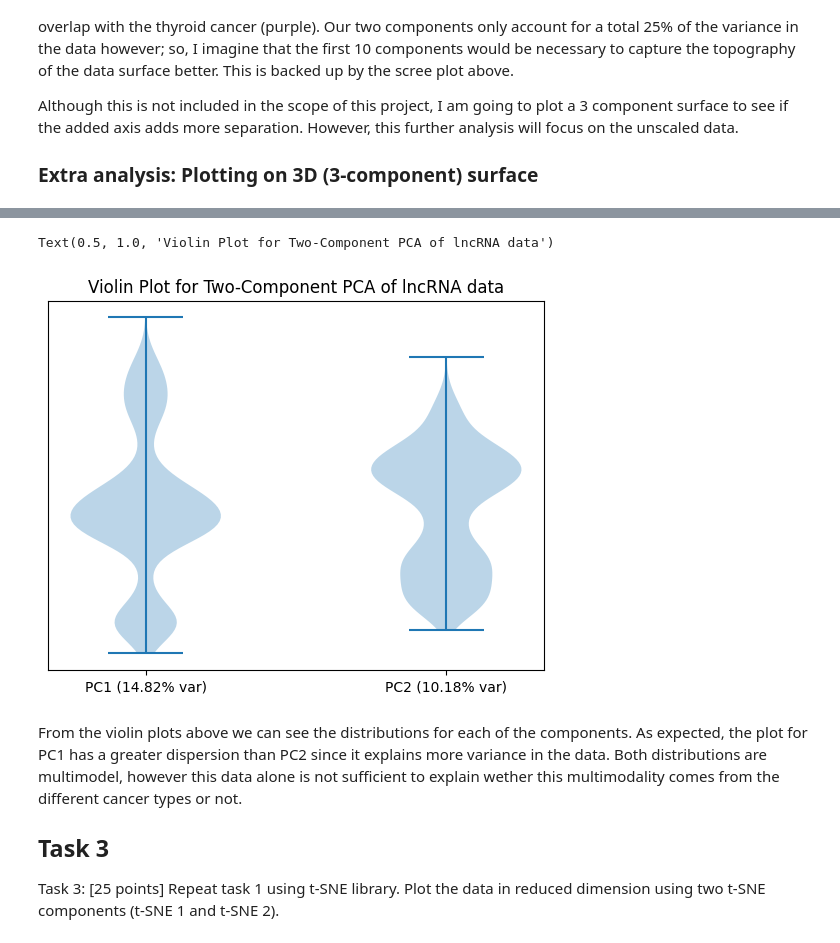
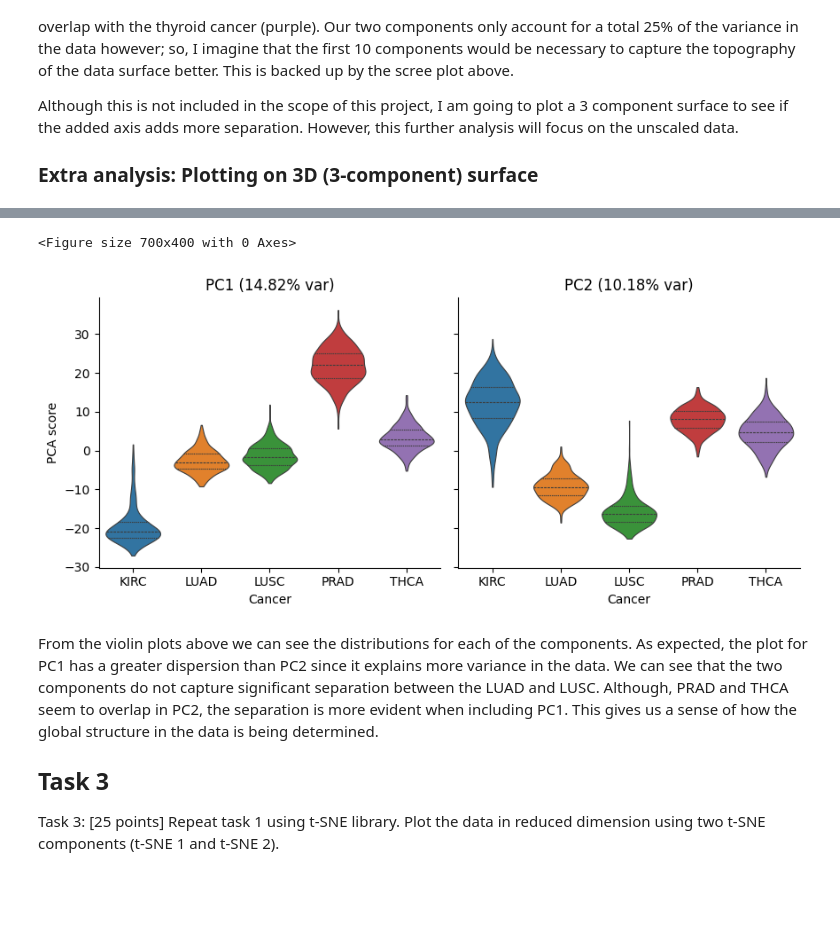
Before and after one commit to RamsMorales/pca-tsne-lncRNA, a Jupyter notebook: notebooks/HW_2.ipynb, the cells around one changed output, grey strips where cells are left out. Saved outputs shown, nothing was run; the diff lists cells and outputs as text; code cells hidden in the pictures; blank space fills up the shorter version.

Commit message:
polished analysis. Changed violig plots to better reflect diagnostic info,. added seaborn plotting package to env.

```diff
--- a/notebooks/HW_2.ipynb
+++ b/notebooks/HW_2.ipynb
@@ -225,16 +226,42 @@ This shows us that the overlap between the lung cancers that we expected from HW
 Task 2: [25 points] Draw two violon plots – one with the values of PC1 and the other with
 PC2.
 # %%
-# Violin plot using matplotlib
-plt.violinplot(components,showmeans=False,showmedians=False)
-plt.xticks([1,2],[f"PC1 ({var_explained[0]:.2f}% var)",f"PC2 ({var_explained[1]:.2f}% var)"])
-plt.yticks([])
-plt.title("Violin Plot for Two-Component PCA of lncRNA data")
+import seaborn as sns
+
+#Loading components into data frame
+df = pd.DataFrame({"PC1": components[:,0], "PC2": components[:,1], "Cancer":labels}).melt(id_vars="Cancer",value_vars=["PC1","PC2"],var_name="component",value_name="score")
+
+#Initializing figure
+plt.figure(figsize=(7,4))
+
+palette = {str(col): mcolors.to_hex(i) for col,i in color_map.items()}
+#Setting up subplots for each component
+subplots = sns.catplot(
+    data=df, kind="violin",
+    x="Cancer", y="score",                # classes on x
+    hue="Cancer",
+    col="component", col_order=["PC1","PC2"],
+    dodge=False, cut=0, inner="quartile",
+    sharey=True, height=4, aspect=1.1,   # height must be > 0
+    linewidth=0.8, palette=palette, legend=False, legend_out=False
+)
+# Formatting
+titles = [f"PC1 ({var_explained[0]:.2f}% var)",f"PC2 ({var_explained[1]:.2f}% var)"]
+for ax,t in zip(subplots.axes.flat,titles):
+    ax.set_title(t)
+    ax.set_xlabel("Cancer")
+    ax.set_ylabel("PCA score")
+
+#handles,labels_ = subplots.axes[0,0].get_legend_handles_labels()
+#subplots.figure.legend(handles=handles,labels=labels_,title="Cancer",loc="upper right")
+
+plt.tight_layout()
+plt.show()
 # %% [output]
-Text(0.5, 1.0, 'Violin Plot for Two-Component PCA of lncRNA data')
+<Figure size 700x400 with 0 Axes>
-[figure, old version]
+[figure, new version]
 # %% [markdown]
-From the violin plots above we can see the distributions for each of the components. As expected, the plot for PC1 has a greater dispersion than PC2 since it explains more variance in the data. Both distributions are multimodel, however this data alone is not sufficient to explain wether this multimodality comes from the different cancer types or not.
+From the violin plots above we can see the distributions for each of the components. As expected, the plot for PC1 has a greater dispersion than PC2 since it explains more variance in the data. We can see that the two components do not capture significant separation between the LUAD and LUSC. Although, PRAD and THCA seem to overlap in PC2, the separation is more evident when including PC1. This gives us a sense of how the global structure in the data is being determined.
 ## Task 3
 Task 3: [25 points] Repeat task 1 using t-SNE library. Plot the data in reduced dimension using
 two t-SNE components (t-SNE 1 and t-SNE 2).
```
Also changed, not shown: parts of 6 cells of this notebook, 4 other files.
